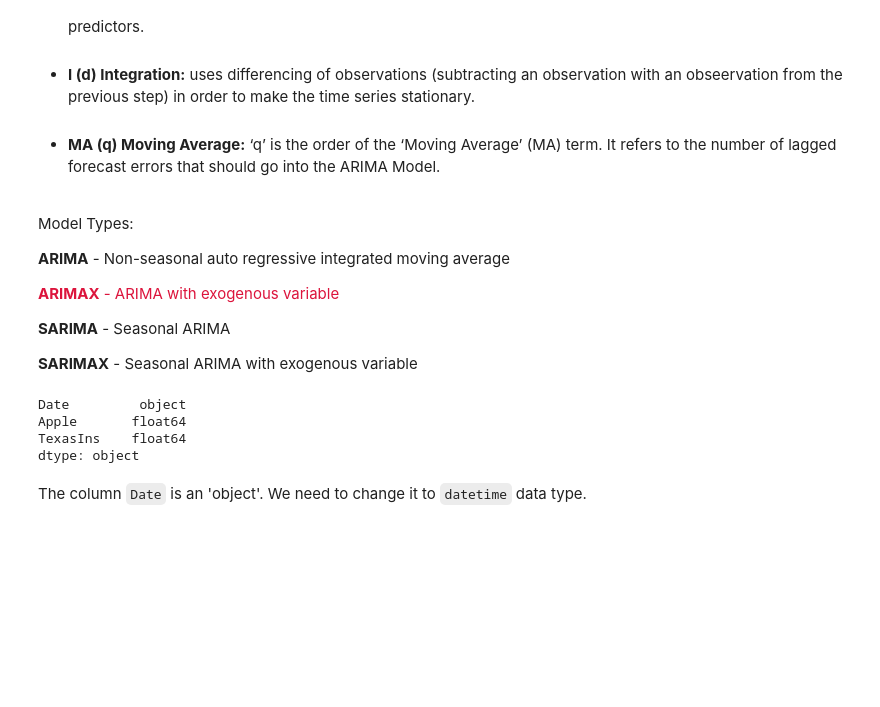
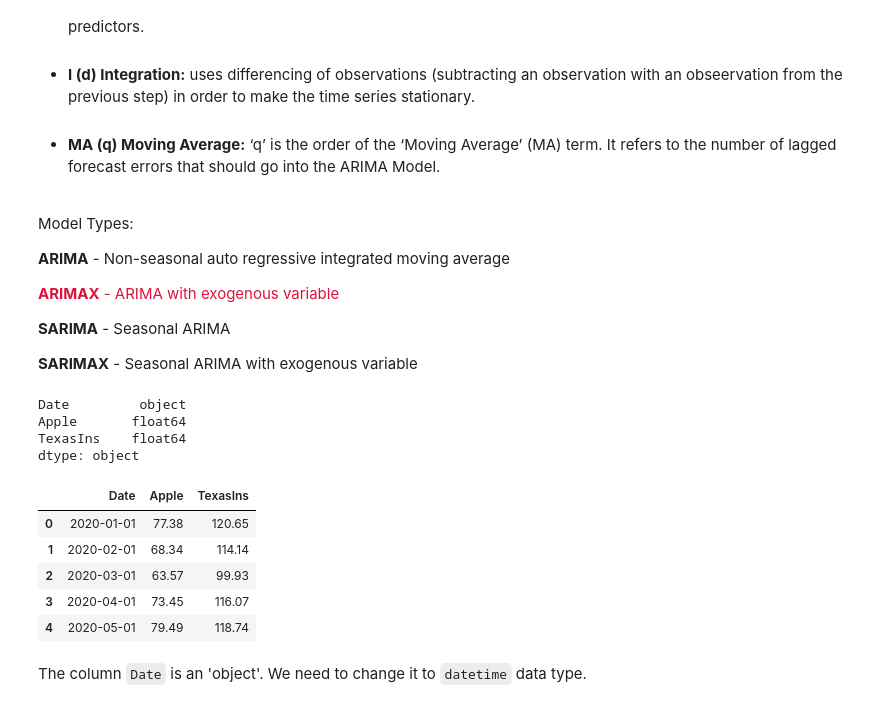
Before and after one commit to swapnilin/Time-Series-with-ARIMA-and-ARIMAX, a Jupyter notebook: stock_price_forecast.ipynb, the cells around one changed output. Cells and saved outputs as stored; diff of their text form; code cells hidden in the pictures; blank space fills up the shorter version.

```diff
--- a/stock_price_forecast.ipynb
+++ b/stock_price_forecast.ipynb
@@ -37,6 +36,15 @@ Date         object
 Apple       float64
 TexasIns    float64
 dtype: object
+# %%
+data.head()
+# %% [output]
+|  | Date | Apple | TexasIns |
+| 0 | 2020-01-01 | 77.38 | 120.65 |
+| 1 | 2020-02-01 | 68.34 | 114.14 |
+| 2 | 2020-03-01 | 63.57 | 99.93 |
+| 3 | 2020-04-01 | 73.45 | 116.07 |
+| 4 | 2020-05-01 | 79.49 | 118.74 |
 # %% [markdown]
 The column `Date` is an 'object'. We need to change it to `datetime` data type.
 # %%
```
Also changed, not shown: parts of 12 cells of this notebook.
